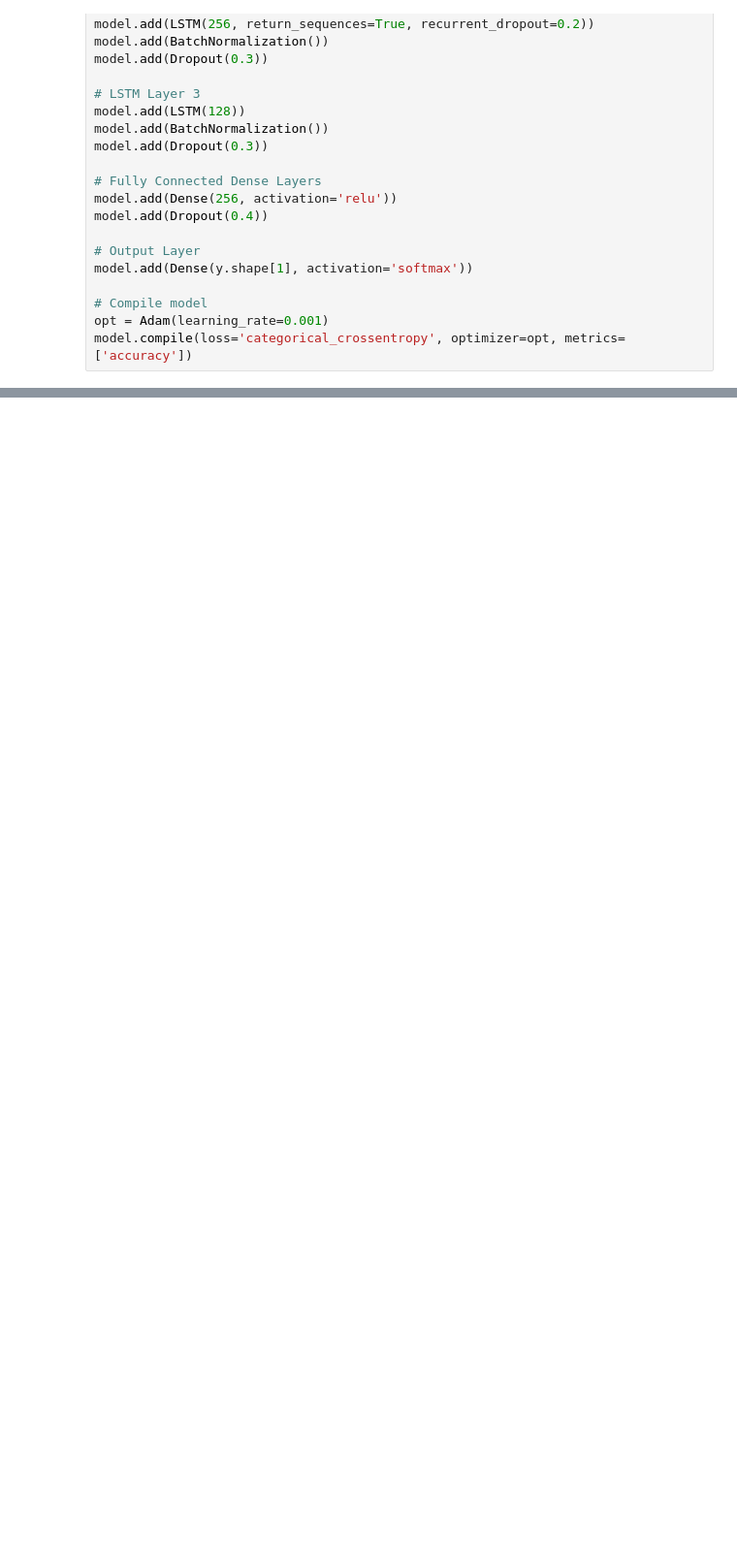
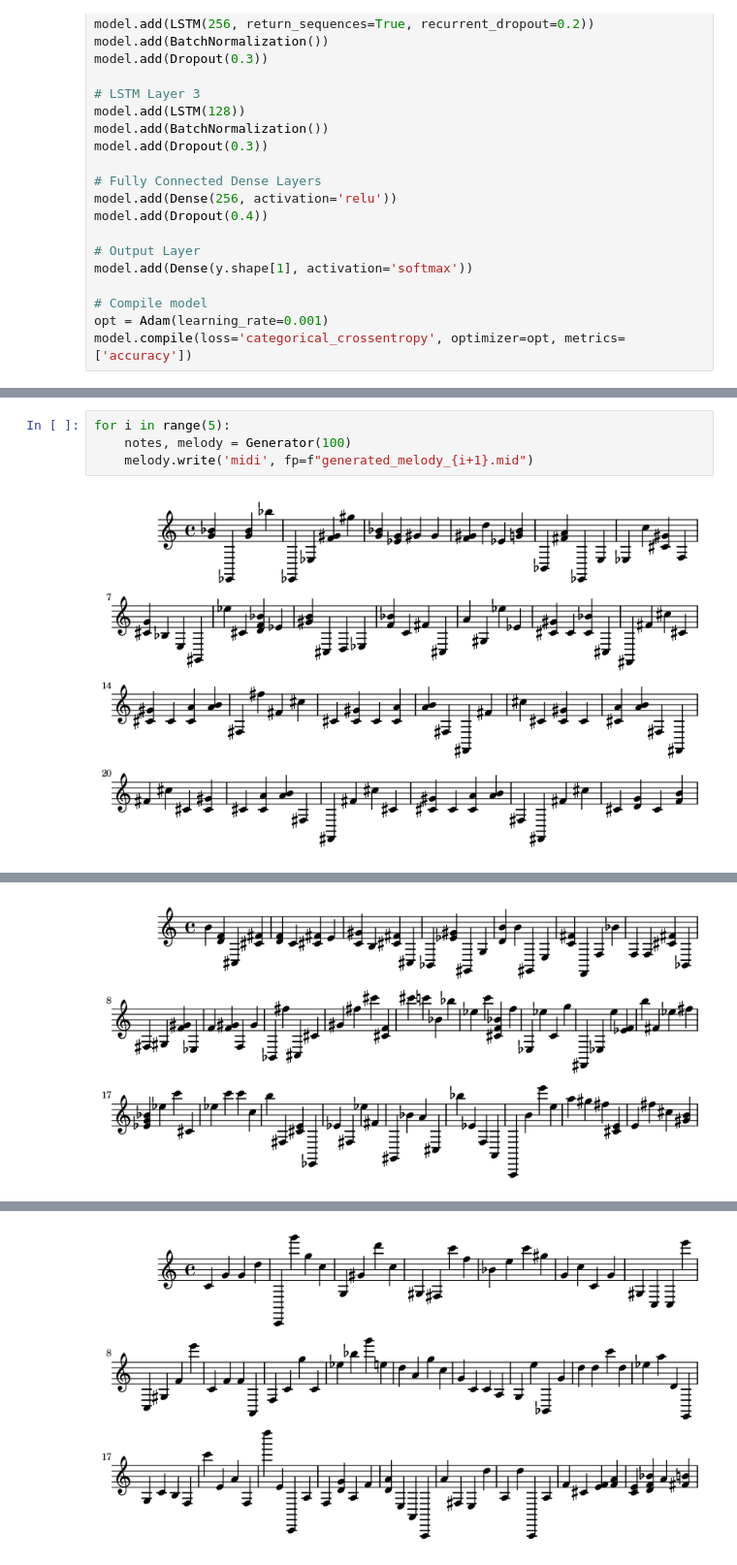
Before and after one commit to dquangucsd/Lab2_Starter, a Jupyter notebook: task1.ipynb, the cells around one changed output, grey strips where cells are left out. Shown at 97% size. Saved outputs shown, nothing was run; the diff lists cells and outputs as text; blank space fills up the shorter version.

```diff
--- a/task1.ipynb
+++ b/task1.ipynb
@@ -449,0 +549,6 @@ for i in range(5):
+# %%
+for i in range(5):
+    notes, melody = Generator(100)
+    melody.write('midi', fp=f"generated_melody_{i+1}.mid")
+# %% [output]
+[figure, added]
@@ -449,0 +556 @@ for i in range(5):
+[figure, added]
@@ -449,0 +558 @@ for i in range(5):
+[figure, added]
```
Also changed, not shown: parts of 18 cells of this notebook.
